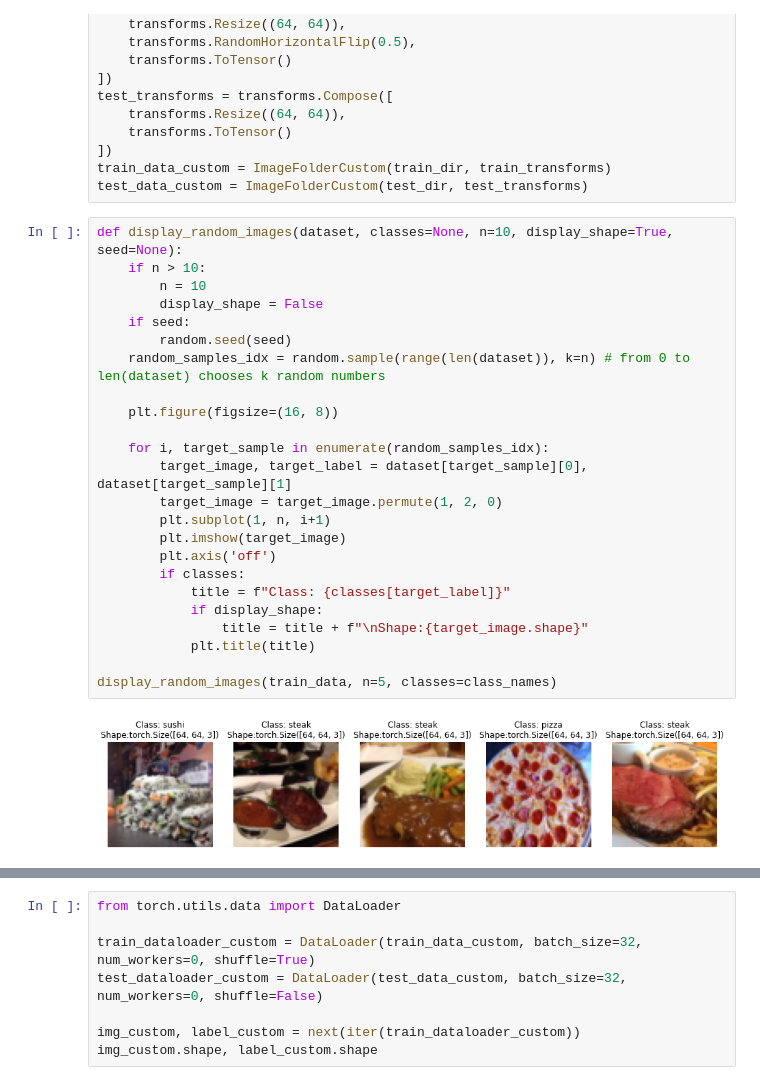
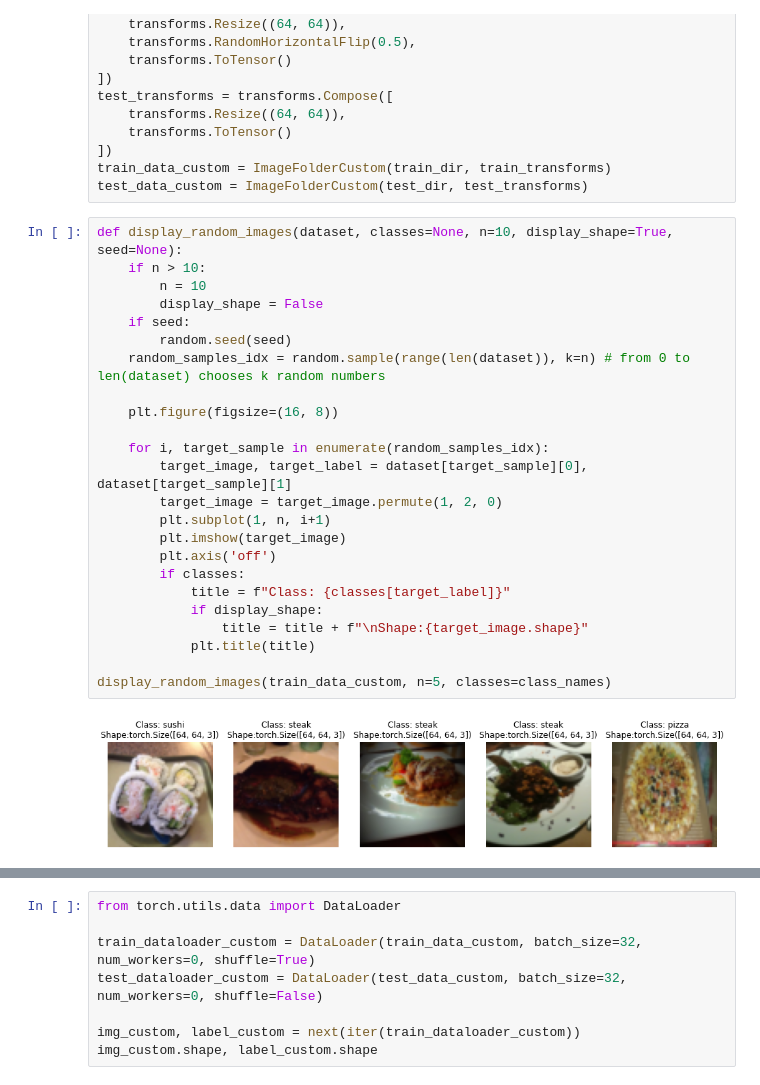
Before and after one commit to yusufbekYuldashev/PytorchForDL, a Jupyter notebook: 04_pytorch_custom_datasets.ipynb, the cells around one changed output, grey strips where cells are left out. Drawn from its saved outputs; the diff is of its cells as text.

```diff
--- a/04_pytorch_custom_datasets.ipynb
+++ b/04_pytorch_custom_datasets.ipynb
@@ -241,29 +237,29 @@ test_data_custom = ImageFolderCustom(test_dir, test_transforms)
 # %%
 def display_random_images(dataset, classes=None, n=10, display_shape=True, seed=None):
     if n > 10:
         n = 10
         display_shape = False
     if seed:
         random.seed(seed)
     random_samples_idx = random.sample(range(len(dataset)), k=n) # from 0 to len(dataset) chooses k random numbers
 
     plt.figure(figsize=(16, 8))
 
     for i, target_sample in enumerate(random_samples_idx):
         target_image, target_label = dataset[target_sample][0], dataset[target_sample][1]
         target_image = target_image.permute(1, 2, 0)
         plt.subplot(1, n, i+1)
         plt.imshow(target_image)
         plt.axis('off')
         if classes:
             title = f"Class: {classes[target_label]}"
             if display_shape:
                 title = title + f"\nShape:{target_image.shape}"
             plt.title(title)
 
-display_random_images(train_data, n=5, classes=class_names)
+display_random_images(train_data_custom, n=5, classes=class_names)
 # %% [output]
-[figure, old version]
+[figure, new version]
 # %%
 display_random_images(train_data_custom, n=5, classes=class_names)
 # %% [output]
```
Also changed, not shown: parts of 12 cells of this notebook, 2 other files.
